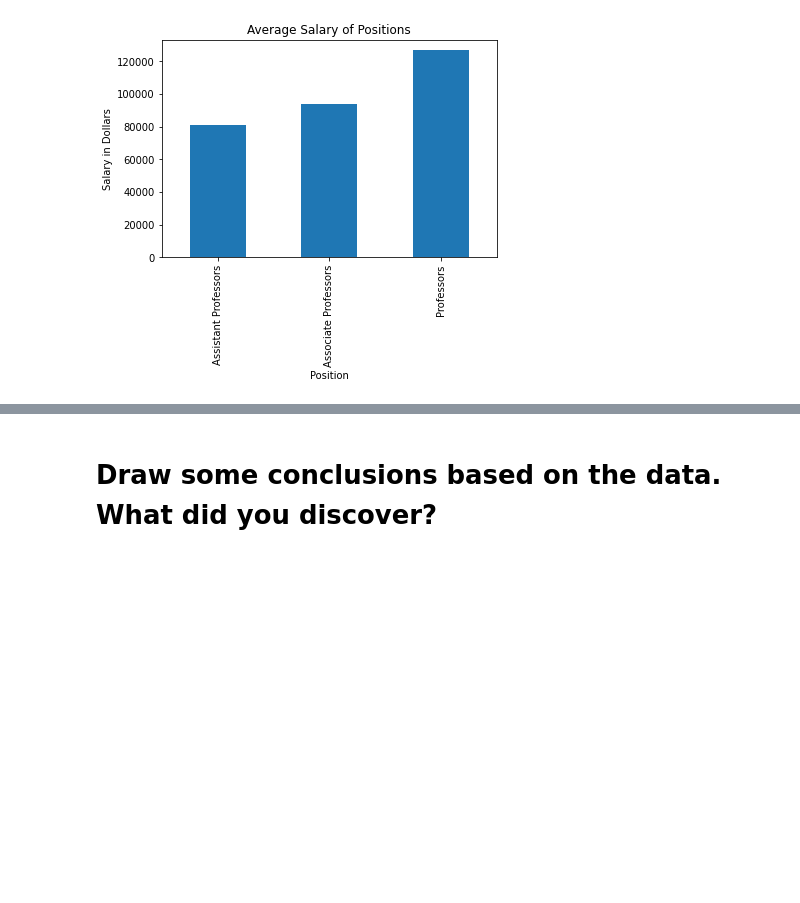
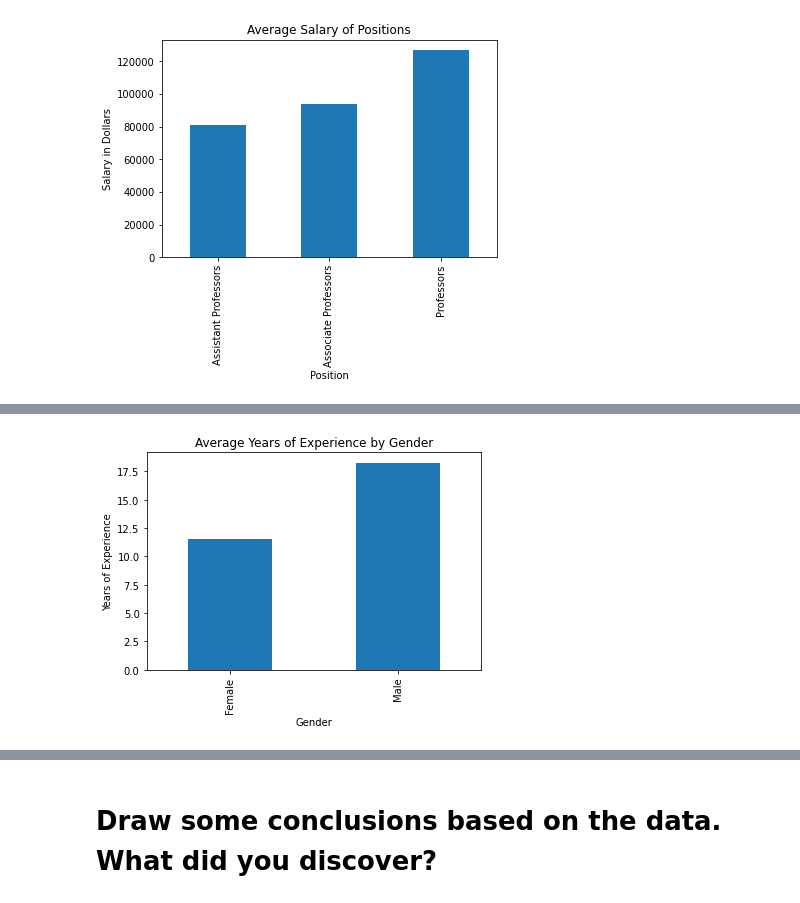
Before and after one commit to emilychiu7/da-micro-winter-22, a Jupyter notebook: python/Unit3_Python_Advanced_Pandas_DataWrangling_Assignment.ipynb, the cells around one changed output, grey strips where cells are left out. Saved outputs shown, nothing was run; the diff lists cells and outputs as text; code cells hidden in the pictures; blank space fills up the shorter version.

```diff
--- a/python/Unit3_Python_Advanced_Pandas_DataWrangling_Assignment.ipynb
+++ b/python/Unit3_Python_Advanced_Pandas_DataWrangling_Assignment.ipynb
@@ -345,0 +353,9 @@ Your observations from the visuals:
+# %%
+#Bar plot to compare mean years of service for male and female workers
+df.groupby('sex')['yrs.service'].mean().plot(kind = 'bar')
+plt.title('Average Years of Experience by Gender')
+plt.xlabel('Gender')
+plt.ylabel('Years of Experience')
+plt.show()
+# %% [output]
+[figure, added]
```
Also changed, not shown: parts of 6 cells of this notebook.
